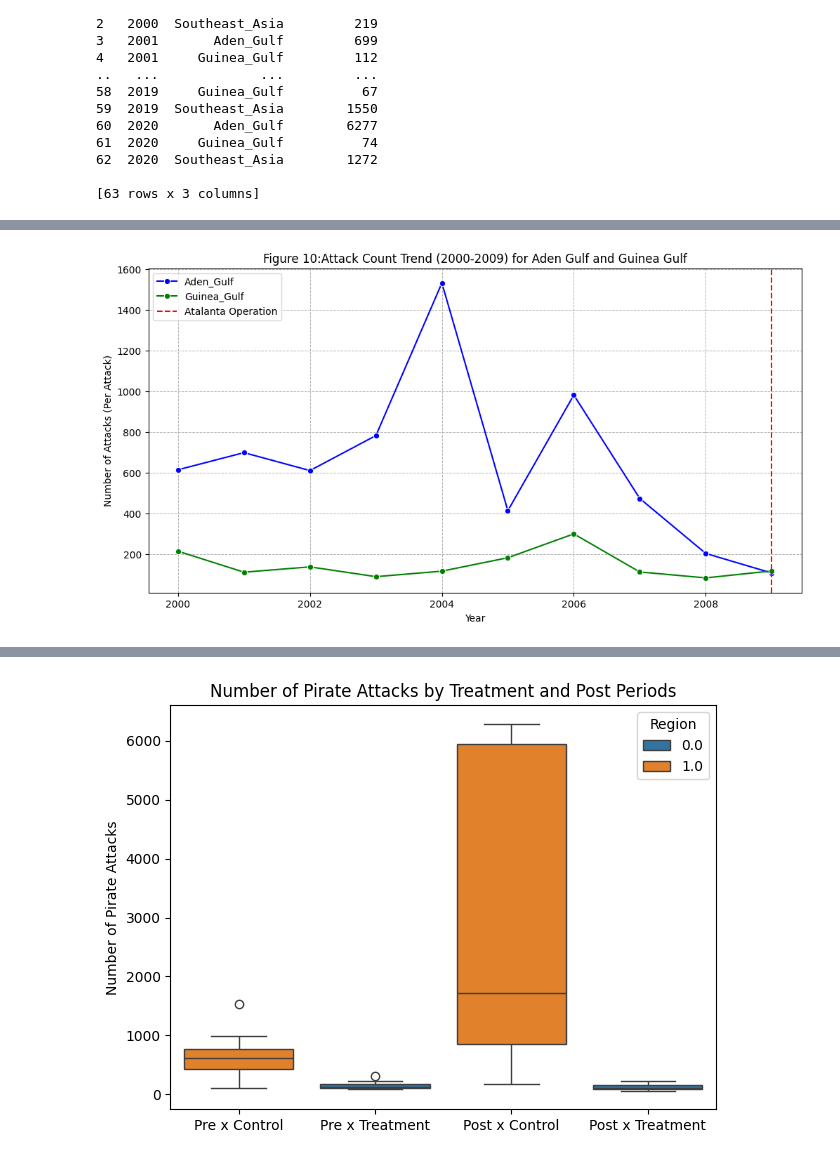
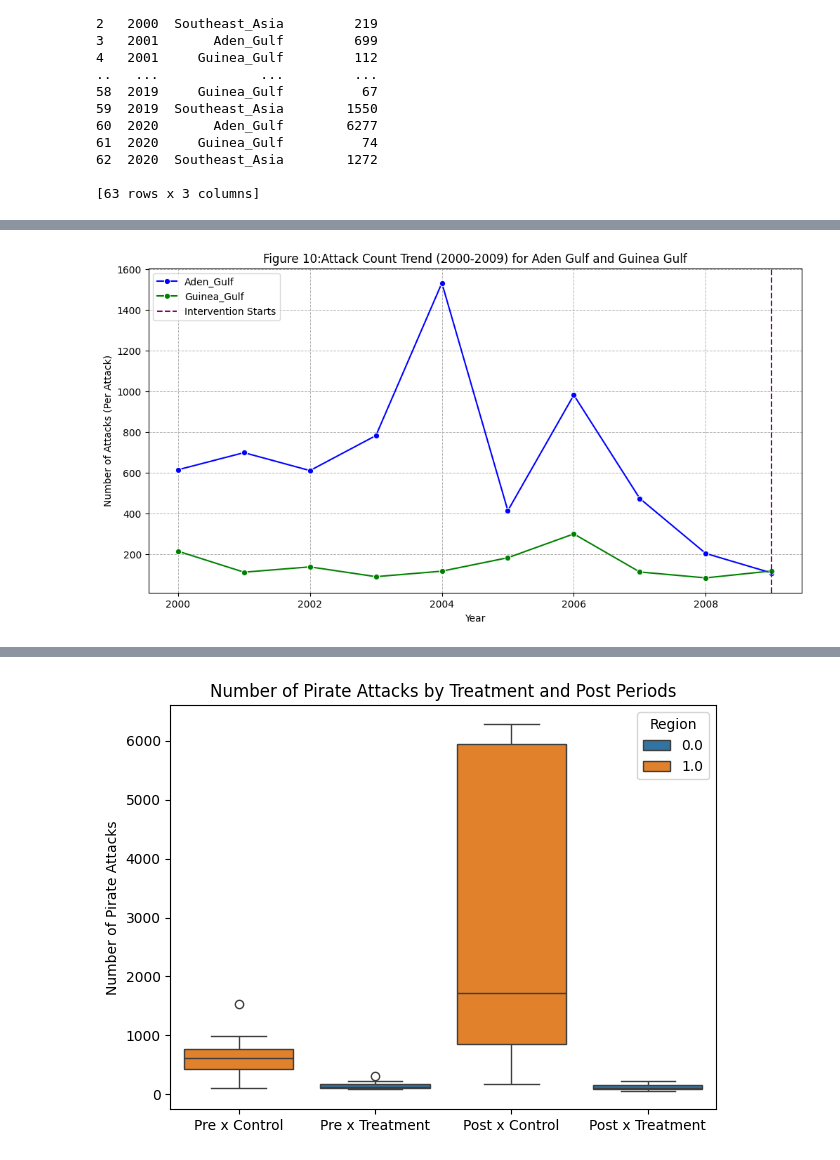
Before and after one commit to yuhengding1206/QM2-Group-Project-250120, a Jupyter notebook: QM2 group project.ipynb, the cells around one changed output, grey strips where cells are left out. Cells and saved outputs as stored; diff of their text form; code cells hidden in the pictures.

```diff
--- a/QM2 group project.ipynb
+++ b/QM2 group project.ipynb
@@ -829,4 +847,6 @@ plt.show()
 # %%
+# Parallel Analysis for Aden Gulf and Guinea Gulf:
+
 import pandas as pd
 import requests
 from io import StringIO
@@ -858,35 +878,35 @@ df['treatment'] = np.where(df['Region'] == 'Aden_Gulf', 1,
 # Create an interaction term for post-treatment
 df['post_treatment'] = df['post'] * df['treatment']
 
 # Create a time variable
 df['time'] = df['Year']
 
 # Filter data for 2000-2009
 df_pre_2009 = df[(df['Year'] >= 2000) & (df['Year'] < 2010)]
 
 # Plot trends for each region
 plt.figure(figsize=(12, 6))
 # Set the color for Guinea Gulf to green
 sns.lineplot(data=df_pre_2009, x='Year', y='Per_Attack', hue='Region', marker='o', palette={'Aden_Gulf': 'blue', 'Guinea_Gulf': 'green'})
 plt.title('Figure 10:Attack Count Trend (2000-2009) for Aden Gulf and Guinea Gulf')
 plt.xlabel('Year')
 plt.ylabel('Number of Attacks (Per Attack)')
-plt.axvline(x=2009, color='red', linestyle='--', label='Atalanta Operation')
+plt.axvline(x=2009, color='purple', linestyle='--', label='Intervention Starts')
 plt.legend()
 plt.grid(True, linestyle='--', linewidth=0.7)
 plt.show()
 
 # Fit the regression model for pre-2010 data
 pre_df_model = smf.ols('Per_Attack ~ treatment + time + treatment*time', data=df[df['Year'] < 2010]).fit()
 print(pre_df_model.summary())
 
 # Conclusion based on the regression results
 if pre_df_model.pvalues['treatment:time'] < 0.05:
     print("Therefore: The assumptions for a parallel analysis are not met.")
 else:
     print("Therefore: The assumptions for a parallel analysis are met.")
 # %% [output]
-[figure, old version]
+[figure, new version]
                             OLS Regression Results
 ==============================================================================
 Dep. Variable:             Per_Attack   R-squared:                       0.539
```
Also changed, not shown: parts of 10 cells of this notebook.
